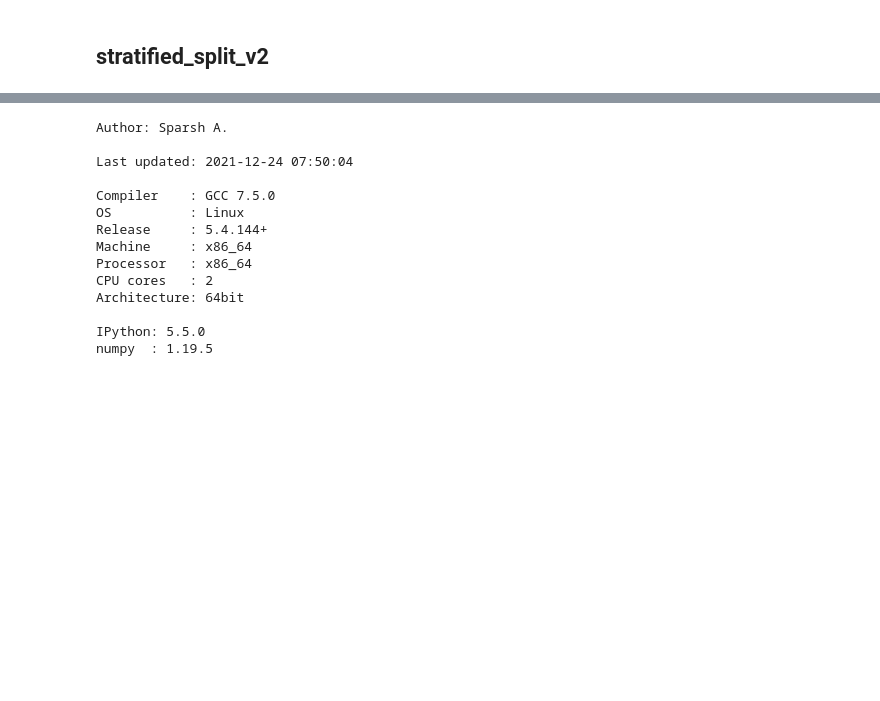
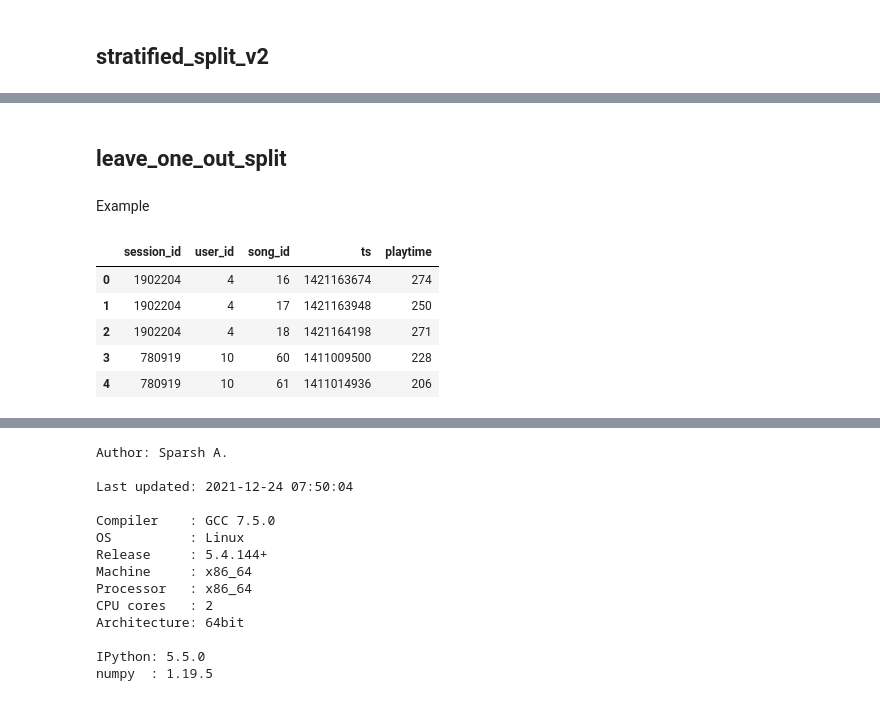
Before and after one commit to recohut/recohut, a Jupyter notebook: nbs/utils/utils.splitting.ipynb, the cells around one changed output, grey strips where cells are left out. Drawn from its saved outputs; the diff is of its cells as text; code cells hidden in the pictures; blank space fills up the shorter version.

Commit message:
Add interaction matrix split and last interaction split methods

```diff
--- a/nbs/utils/utils.splitting.ipynb
+++ b/nbs/utils/utils.splitting.ipynb
@@ -1012,0 +1076,2 @@ def stratified_split_v2(
+# %% [markdown]
+## leave_one_out_split
@@ -1012,0 +1090,14 @@ def stratified_split_v2(
+# %% [markdown]
+Example
+# %%
+from recohut.utils.data import load_dataset
+
+df = load_dataset('music30_sample')
+df.head()
+# %% [output]
+|  | session_id | user_id | song_id | ts | playtime |
+| 0 | 1902204 | 4 | 16 | 1421163674 | 274 |
+| 1 | 1902204 | 4 | 17 | 1421163948 | 250 |
+| 2 | 1902204 | 4 | 18 | 1421164198 | 271 |
+| 3 | 780919 | 10 | 60 | 1411009500 | 228 |
+| 4 | 780919 | 10 | 61 | 1411014936 | 206 |
```
Also changed, not shown: parts of 8 cells of this notebook.
